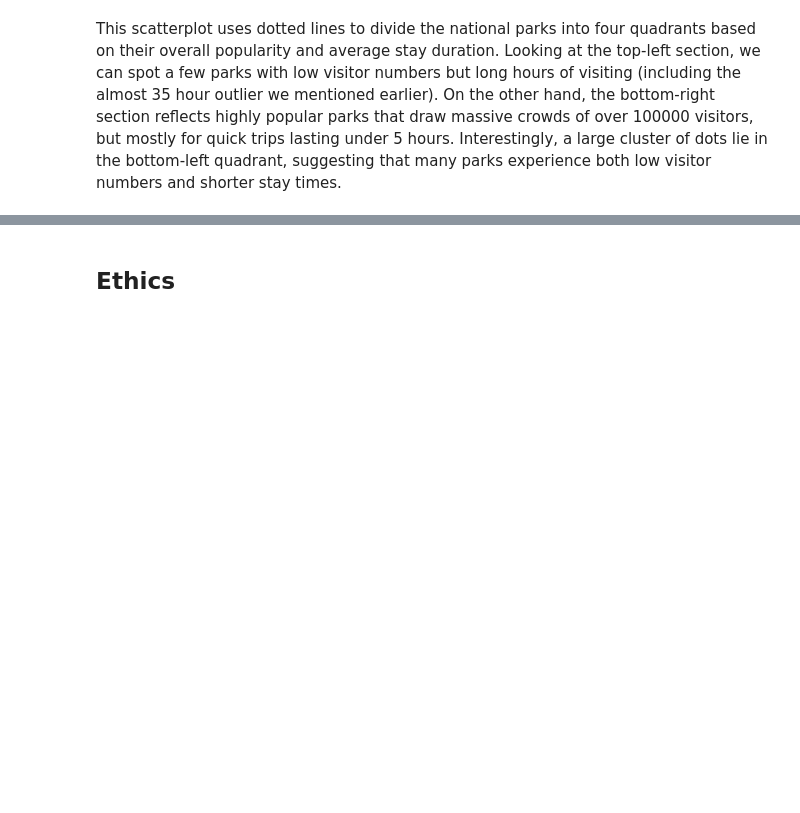
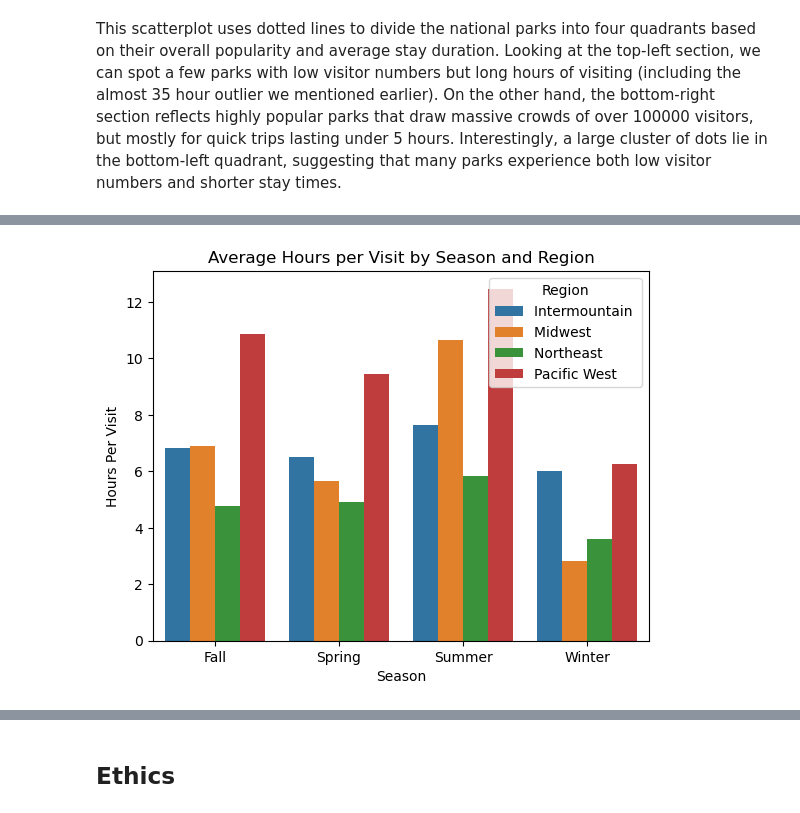
Before and after one commit to COGS108/Group112_WI26, a Jupyter notebook: 02-EDACheckpoint.ipynb, the cells around one changed output, grey strips where cells are left out. Cells and saved outputs as stored; diff of their text form; code cells hidden in the pictures; blank space fills up the shorter version.

```diff
--- a/02-EDACheckpoint.ipynb
+++ b/02-EDACheckpoint.ipynb
@@ -488,0 +496,17 @@ This scatterplot uses dotted lines to divide the national parks into four quadra
+# %%
+season_region_hours = (
+    nps.groupby(['Season', 'Region'])['Hours Per Visit']
+    .mean()
+    .reset_index()
+)
+
+sns.barplot(
+    data = season_region_hours,
+    x = 'Season',
+    y = 'Hours Per Visit',
+    hue = 'Region'
+)
+plt.title('Average Hours per Visit by Season and Region')
+plt.show()
+# %% [output]
+[figure, added]
```
Also changed, not shown: parts of 10 cells of this notebook.
